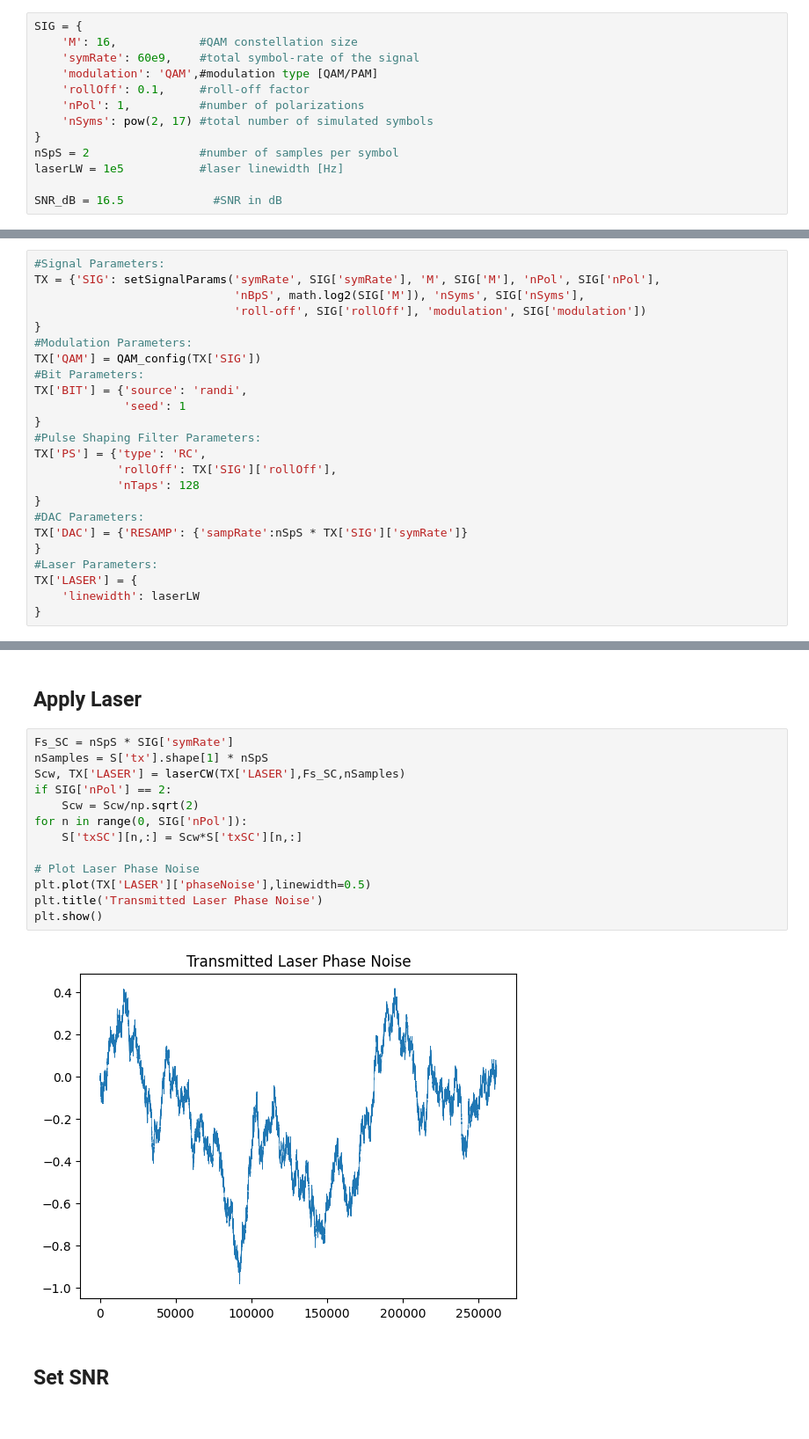
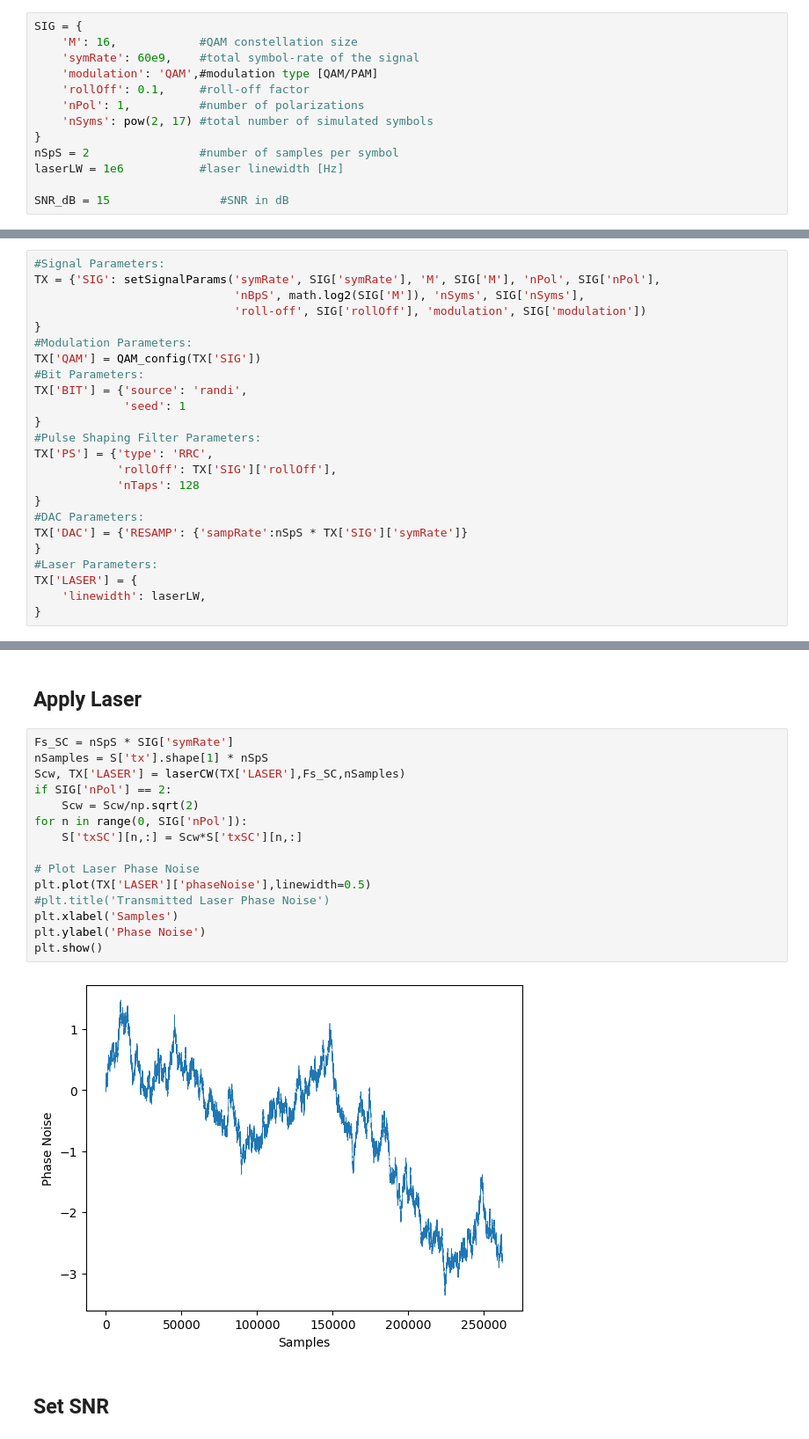
Before and after one commit to denyszz/PyDSP_ex_AWGN, a Jupyter notebook: ex3_TX_RX_AWGN_withPhaseNoise.ipynb, the cells around one changed output, grey strips where cells are left out. Shown at 88% size. Saved outputs shown, nothing was run; the diff lists cells and outputs as text.

```diff
--- a/ex3_TX_RX_AWGN_withPhaseNoise.ipynb
+++ b/ex3_TX_RX_AWGN_withPhaseNoise.ipynb
@@ -41,9 +42,9 @@ SIG = {
     'nSyms': pow(2, 17) #total number of simulated symbols
 }
 nSpS = 2                #number of samples per symbol
-laserLW = 1e5           #laser linewidth [Hz]
+laserLW = 1e6           #laser linewidth [Hz]
 
-SNR_dB = 16.5             #SNR in dB
+SNR_dB = 15                #SNR in dB
 # %% [markdown]
 ## Set Transmitter Parameters
 # %%
@@ -59,7 +60,7 @@ TX['BIT'] = {'source': 'randi',
              'seed': 1
 }
 #Pulse Shaping Filter Parameters:
-TX['PS'] = {'type': 'RC',
+TX['PS'] = {'type': 'RRC',
             'rollOff': TX['SIG']['rollOff'],
             'nTaps': 128
 }
@@ -68,7 +69,7 @@ TX['DAC'] = {'RESAMP': {'sampRate':nSpS * TX['SIG']['symRate']}
 }
 #Laser Parameters:
 TX['LASER'] = {
-    'linewidth': laserLW
+    'linewidth': laserLW,
 }
 # %% [markdown]
 ## SET DSP Parameters
@@ -140,18 +141,20 @@ plt.show()
 # %%
 Fs_SC = nSpS * SIG['symRate']
 nSamples = S['tx'].shape[1] * nSpS
 Scw, TX['LASER'] = laserCW(TX['LASER'],Fs_SC,nSamples)
 if SIG['nPol'] == 2:
     Scw = Scw/np.sqrt(2)
 for n in range(0, SIG['nPol']):
     S['txSC'][n,:] = Scw*S['txSC'][n,:]
 
 # Plot Laser Phase Noise
 plt.plot(TX['LASER']['phaseNoise'],linewidth=0.5)
-plt.title('Transmitted Laser Phase Noise')
+#plt.title('Transmitted Laser Phase Noise')
+plt.xlabel('Samples')
+plt.ylabel('Phase Noise')
 plt.show()
 # %% [output]
-[figure, old version]
+[figure, new version]
 # %% [markdown]
 ## Set SNR
 # %%
```
Also changed, not shown: parts of 8 cells of this notebook, 1 other file.
